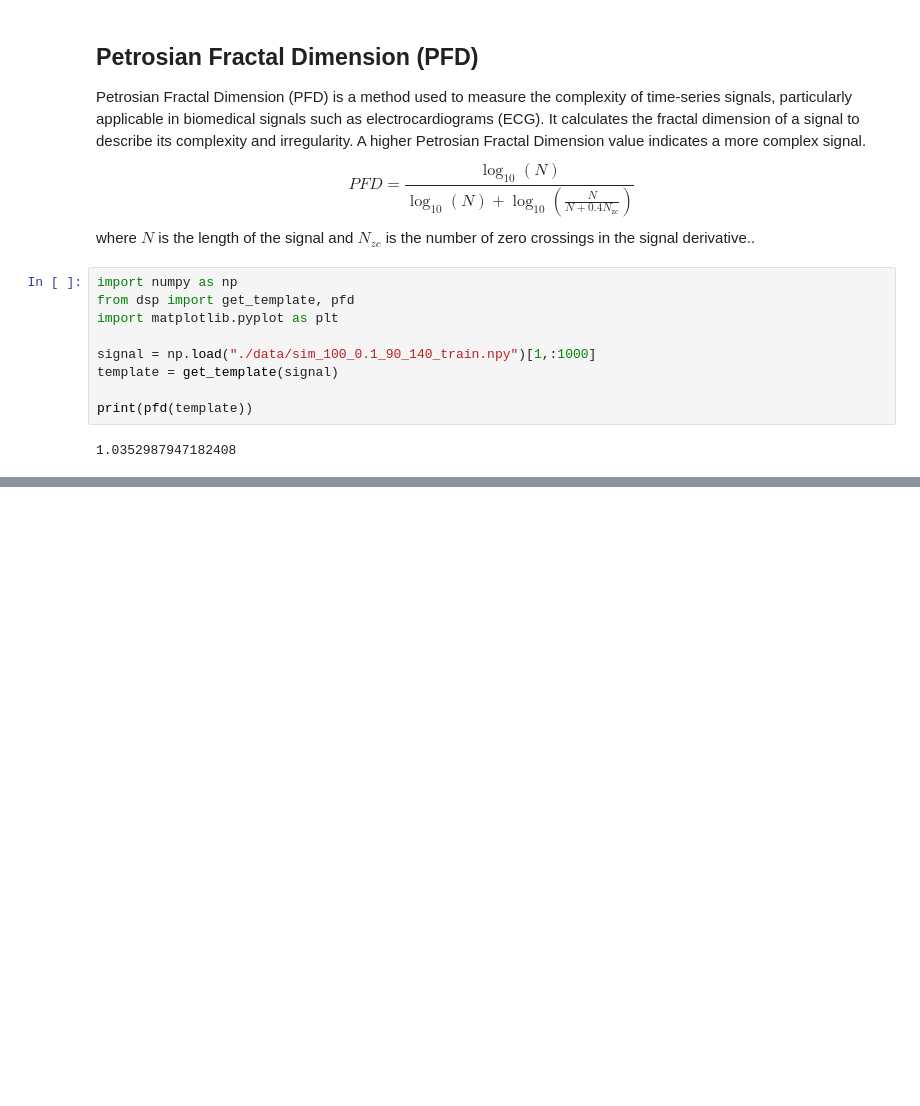
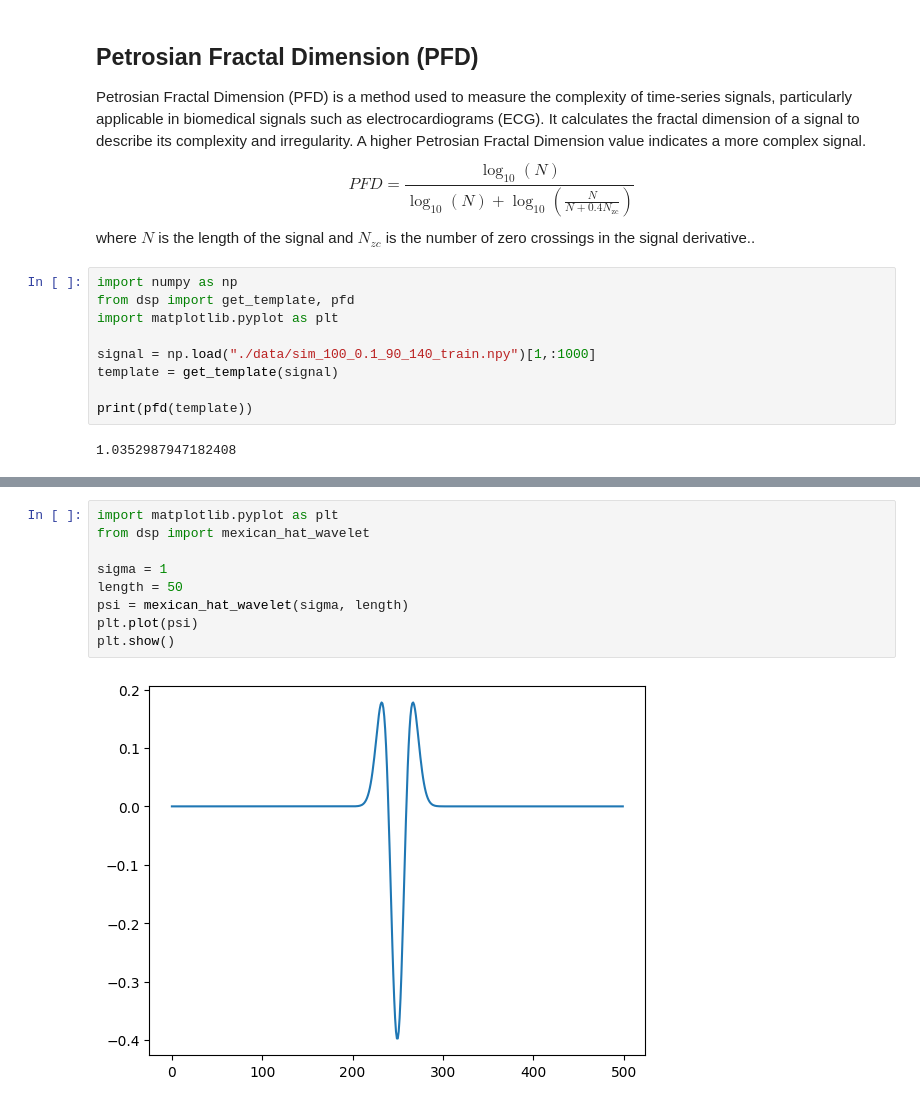
Before and after one commit to darcy1zhang/Tutorial, a Jupyter notebook: Example.ipynb, the cells around one changed output, grey strips where cells are left out. Saved outputs shown, nothing was run; the diff lists cells and outputs as text; blank space fills up the shorter version.

Commit message:
wavelet

```diff
--- a/Example.ipynb
+++ b/Example.ipynb
@@ -156,0 +201,11 @@ print(pfd(template))
+# %%
+import matplotlib.pyplot as plt
+from dsp import mexican_hat_wavelet
+
+sigma = 1
+length = 50
+psi = mexican_hat_wavelet(sigma, length)
+plt.plot(psi)
+plt.show()
+# %% [output]
+[figure, added]
```
Also changed, not shown: parts of 11 cells of this notebook, 1 other file.
